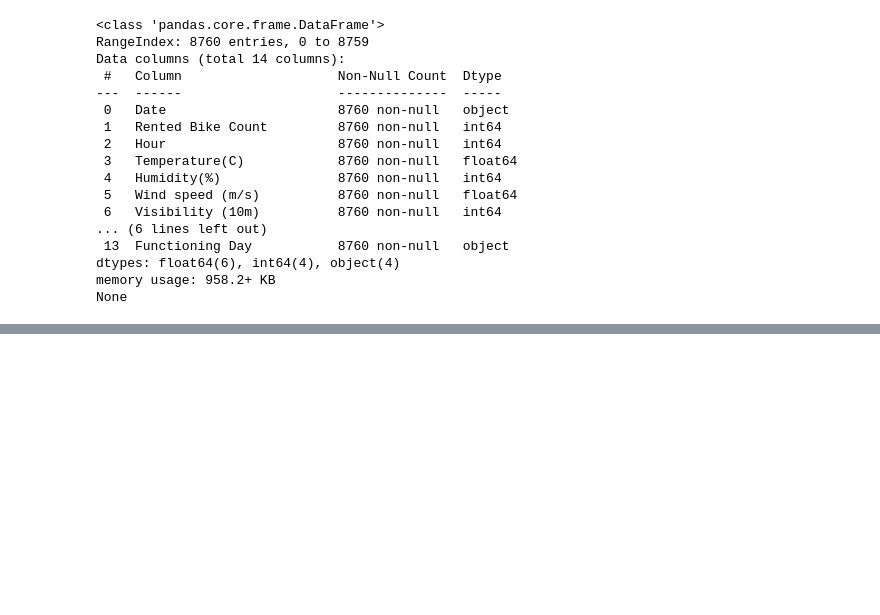
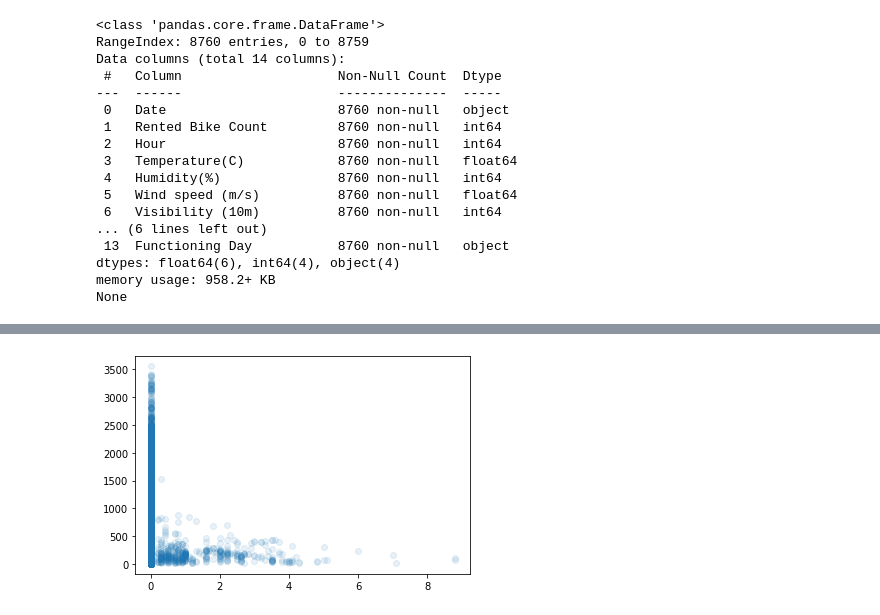
Before and after one commit to R0go/Bikes, a Jupyter notebook: Bikes_project.ipynb, the cells around one changed output, grey strips where cells are left out. Cells and saved outputs as stored; diff of their text form; code cells hidden in the pictures; blank space fills up the shorter version.

```diff
--- a/Bikes_project.ipynb
+++ b/Bikes_project.ipynb
@@ -25,0 +85,5 @@ None
+# %%
+plt.scatter(data=bikes_df, x='Snowfall (cm)', y='Rented Bike Count', alpha = 0.1)
+plt.show()
+# %% [output]
+[figure, added]
```
Also changed, not shown: parts of 7 cells of this notebook.
